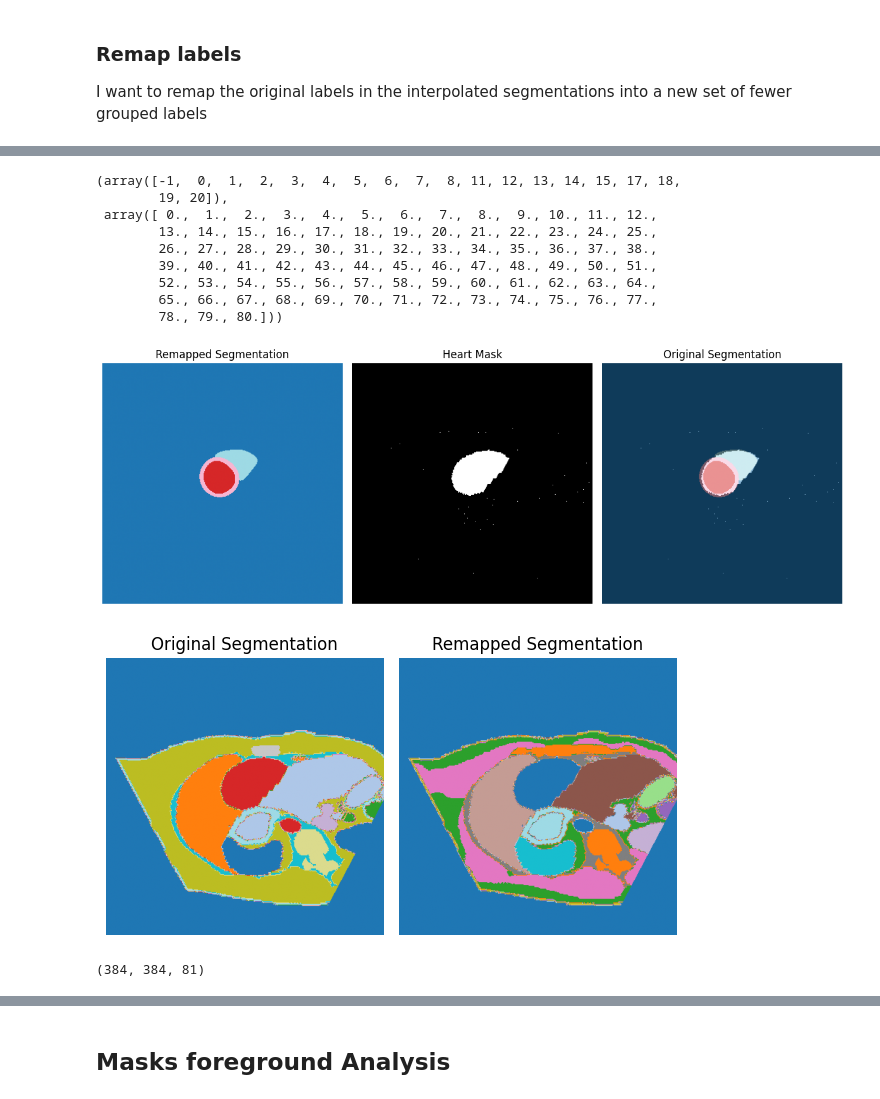
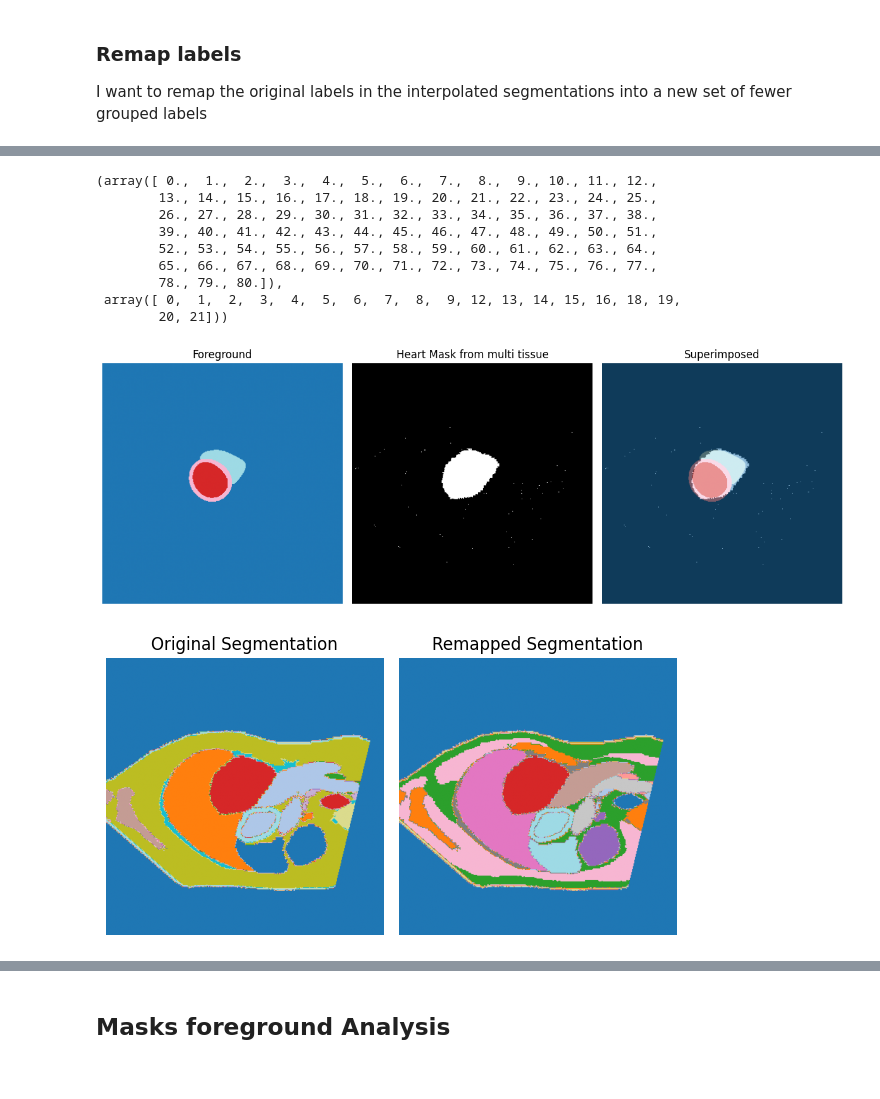
Before and after one commit to paolodc5/CMR_synthesis, a Jupyter notebook: mt_DIDC_analysis.ipynb, the cells around one changed output, grey strips where cells are left out. Cells and saved outputs as stored; diff of their text form; code cells hidden in the pictures.

```diff
--- a/mt_DIDC_analysis.ipynb
+++ b/mt_DIDC_analysis.ipynb
@@ -213,4 +213,6 @@ def check_black_slices(image):
 I want to remap the original labels in the interpolated segmentations into a new set of fewer grouped labels
 # %%
 original_labels
+original_labels_bkg = ['Background'] + original_labels
+original_labels_bkg
 # %% [output]
@@ -233,6 +235,7 @@ original_labels
  'Skin']
 # %%
 grouping_rules = {
+    "Background": "Background",
     "__unused__": "Others",
     "Other_tissue": "Others",
     "Cartilage_costal": "Bones_and_cartilage",
@@ -282,10 +285,20 @@ grouping_rules = {
     "Skin": "Skin",
     "Spleen": "Spleen",
     "Pancreas": "Pancreas",
-    #"Heart": "Heart",
-    "Atrial_appendage_left": "Heart",
+    "Heart": "Heart_generic",
+    "Atrial_appendage_left": "Heart_generic",
     "Liver": "Liver",
     "Aorta": "Aorta",
     "Spleen": "Spleen",
     "Spinal_cord": "Spinal_cord",
 }
+
+new_labels = set()
+for value in grouping_rules.values():
+    new_labels.add(value)
+
+foreground_labels = ["LV_Myocardium", "LV_blood_pool", "RV_blood_pool_myocardium"]
+new_labels = new_labels.union(set(foreground_labels))
+
+new_labels = sorted(list(new_labels))
+print(new_labels, '\n', len(new_labels))
@@ -292,10 +307,0 @@ grouping_rules = {
-# %%
-new_labels = set()
-for value in grouping_rules.values():
-    new_labels.add(value)
-new_labels.add("LV_Myocardium")
-new_labels.add("LV_blood_pool")  # Add "Unknown" category for unused labels
-new_labels.add("RV_blood_pool_myocardium")
-
-new_labels = sorted(list(new_labels))
-print(new_labels, len(new_labels))
@@ -304,10 +308,10 @@ print(new_labels, len(new_labels))
 # %%
-lut = np.zeros(len(original_labels)+1, dtype=int)
-for idx, label in enumerate(original_labels):
+lut = np.zeros(len(original_labels_bkg), dtype=int)
+for idx, label in enumerate(original_labels_bkg):
     if label in grouping_rules:
         group_name = grouping_rules[label]
         group_idx = new_labels.index(group_name)
-        lut[idx+1] = group_idx # +1 IS CRUCIAL BECAUSE 0 IS THE BACKGROUND (AND WE WANT TO RE-MAP IT AS 0)
+        lut[idx] = group_idx # +1 IS CRUCIAL BECAUSE 0 IS THE BACKGROUND (AND WE WANT TO RE-MAP IT AS 0)
     else:
-        lut[idx+1] = -1
+        lut[idx] = -1
         print(f'Warning: Label "{label}" not found in grouping rules. Assigned to -1.')
@@ -316,39 +318,37 @@ Warning: Label "Heart" not found in grouping rules. Assigned to -1.
 # %%
 ex_segmentation = np.round(pat['interpolated_segmentation'][:,:,7])
 # %%
-
-
 ex_seg_remapped = lut[ex_segmentation.astype(int)]
-np.unique(ex_seg_remapped), np.unique(ex_segmentation)
+np.unique(ex_segmentation), np.unique(ex_seg_remapped)
 # %% [output]
-(array([-1,  0,  1,  2,  3,  4,  5,  6,  7,  8, 11, 12, 13, 14, 15, 17, 18,
-        19, 20]),
- array([ 0.,  1.,  2.,  3.,  4.,  5.,  6.,  7.,  8.,  9., 10., 11., 12.,
+(array([ 0.,  1.,  2.,  3.,  4.,  5.,  6.,  7.,  8.,  9., 10., 11., 12.,
         13., 14., 15., 16., 17., 18., 19., 20., 21., 22., 23., 24., 25.,
         26., 27., 28., 29., 30., 31., 32., 33., 34., 35., 36., 37., 38.,
         39., 40., 41., 42., 43., 44., 45., 46., 47., 48., 49., 50., 51.,
         52., 53., 54., 55., 56., 57., 58., 59., 60., 61., 62., 63., 64.,
         65., 66., 67., 68., 69., 70., 71., 72., 73., 74., 75., 76., 77.,
-        78., 79., 80.]))
+        78., 79., 80.]),
+ array([ 0,  1,  2,  3,  4,  5,  6,  7,  8,  9, 12, 13, 14, 15, 16, 18, 19,
+        20, 21]))
 # %%
-heart_mask = ex_seg_remapped == -1
+heart_mask = ex_seg_remapped == new_labels.index("Heart_generic")
 
 fg = pat['mask_foreground'][:,:,7]
 
 fig, ax = plt.subplots(1, 3, figsize=(12, 6))
 ax[0].imshow(fg, cmap='tab20')
-ax[0].set_title('Remapped Segmentation')
+ax[0].set_title('Foreground')
 ax[0].axis('off')
 ax[1].imshow(heart_mask, cmap='gray')
-ax[1].set_title('Heart Mask')
+ax[1].set_title('Heart Mask from multi tissue')
 ax[1].axis('off')
 ax[2].imshow(fg, cmap='tab20')
 ax[2].imshow(heart_mask, cmap='gray', alpha=0.5)
-ax[2].set_title('Original Segmentation')
+ax[2].set_title('Superimposed')
 ax[2].axis('off')
 plt.tight_layout()
 # %% [output]
-[figure, old version]
+[figure, new version]
 # %%
 fig, ax = plt.subplots(1, 2, figsize=(6, 6))
 ax[0].imshow(ex_segmentation, cmap='tab20')
@@ -359,11 +359,4 @@ ax[0].axis('off')
 ax[1].axis('off')
 plt.tight_layout()
 # %% [output]
-[figure, old version]
+[figure, new version]
-# %%
-num_classes = 81 # Il numero che abbiamo visto prima
-one_hot_mask = np.eye(num_classes)[ex_segmentation.astype(int)]
-
-print(one_hot_mask.shape) # Output: (H, W, 81)
-# %% [output]
-(384, 384, 81)
```
Also changed, not shown: parts of 25 cells of this notebook, 1 other file.
